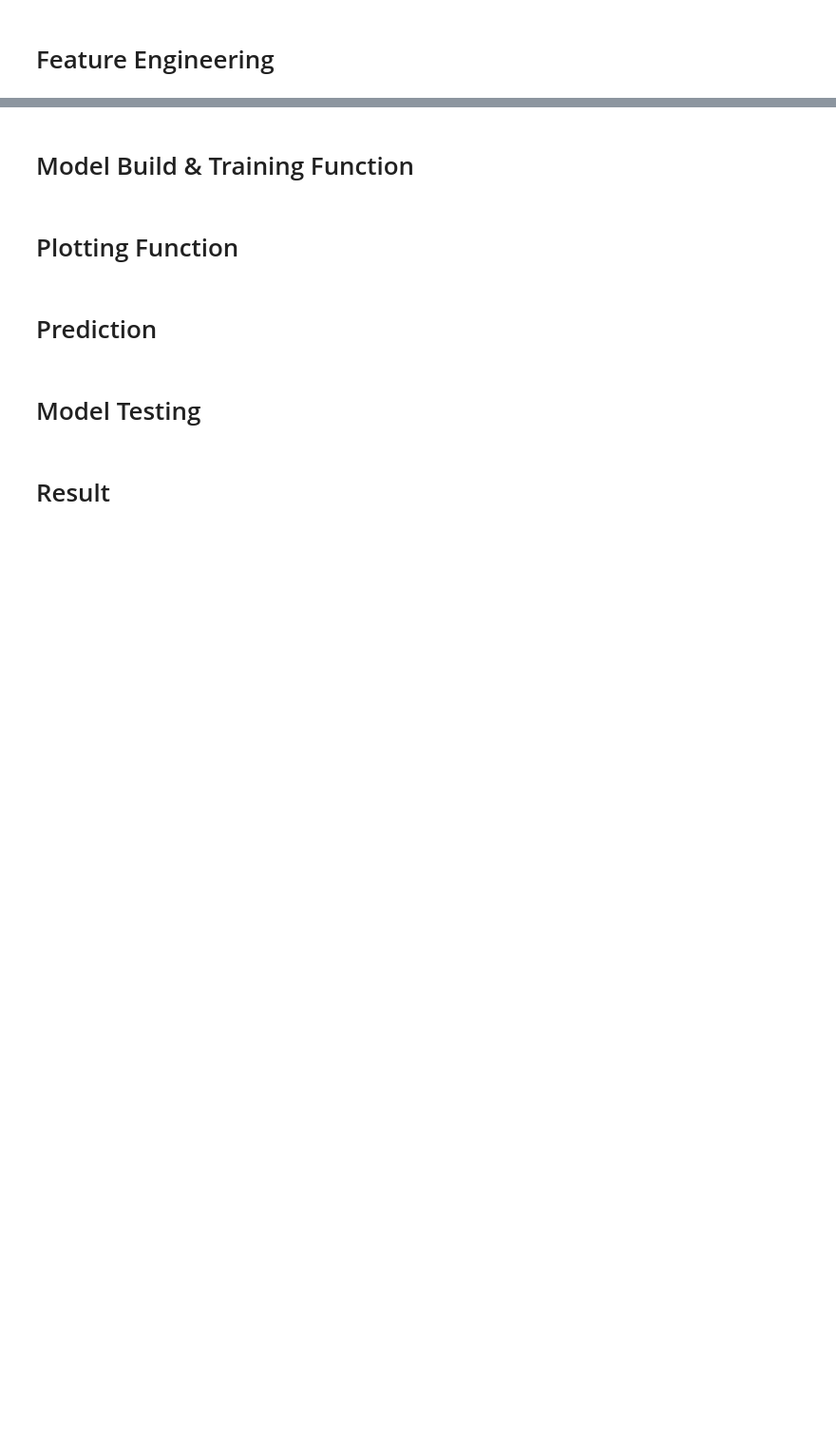
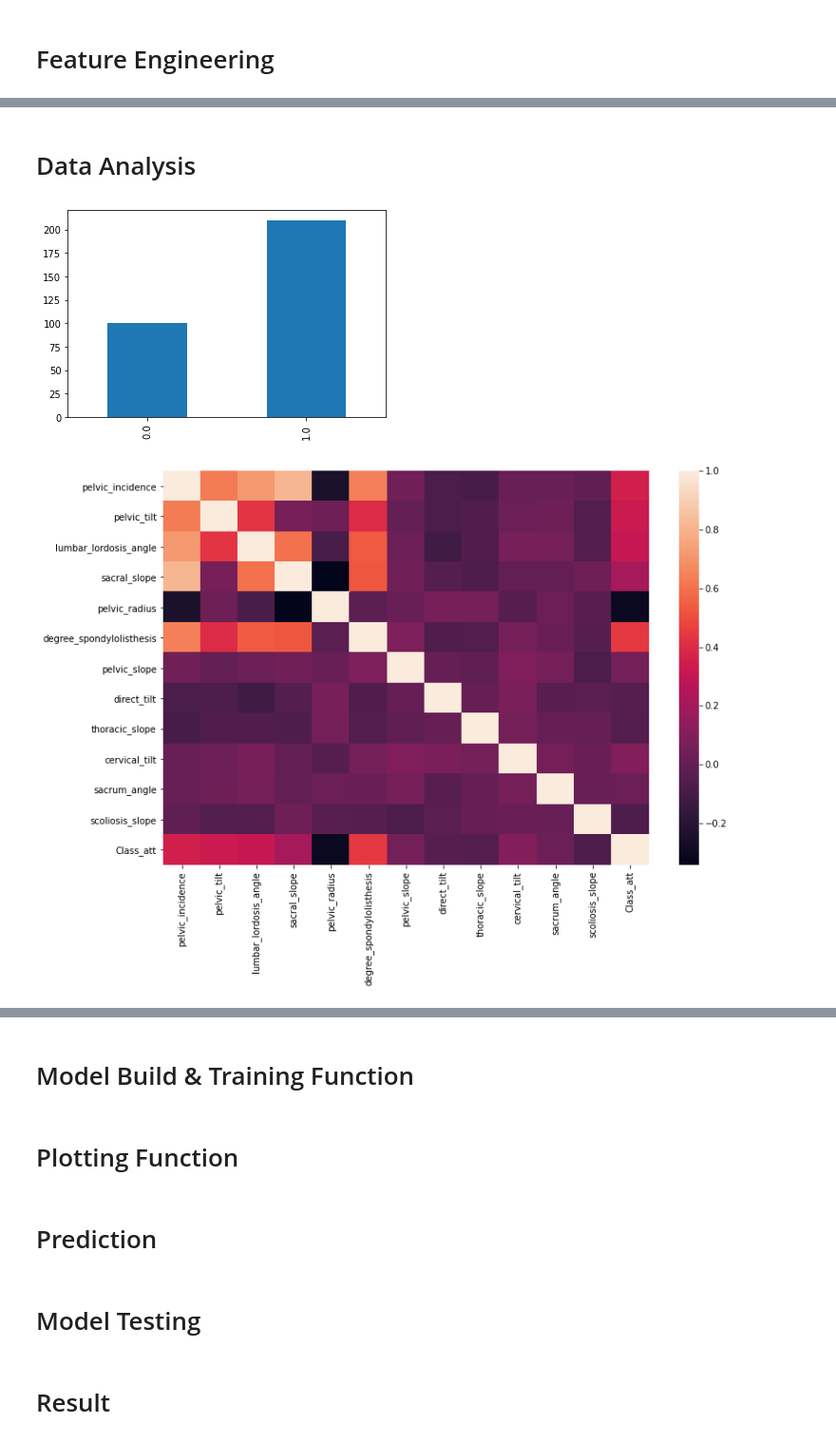
Before and after one commit to firdarinoa/bangkit-assignment5, a Jupyter notebook: Backpainclassification.ipynb, the cells around one changed output, grey strips where cells are left out. Shown at 95% size. Cells and saved outputs as stored; diff of their text form; code cells hidden in the pictures; blank space fills up the shorter version.

```diff
--- a/Backpainclassification.ipynb
+++ b/Backpainclassification.ipynb
@@ -57,0 +118,19 @@ df_train.head()
+# %% [markdown]
+# Data Analysis
+# %%
+def eda(df, feature):
+    df["Class_att"].value_counts().sort_index().plot.bar()
+
+    plt.subplots(figsize=(12,8))
+    sns.heatmap(df.corr())
+
+    sns.pairplot(df, hue="Class_att")
+
+    df.hist(figsize=(15,12),bins = 20, color="#007959AA")
+    plt.title("Features Distribution")
+    plt.show()
+
+eda(df, 'Class_att')
+# %% [output]
+[figure, added]
+[figure, added]
```
Also changed, not shown: parts of 11 cells of this notebook.
